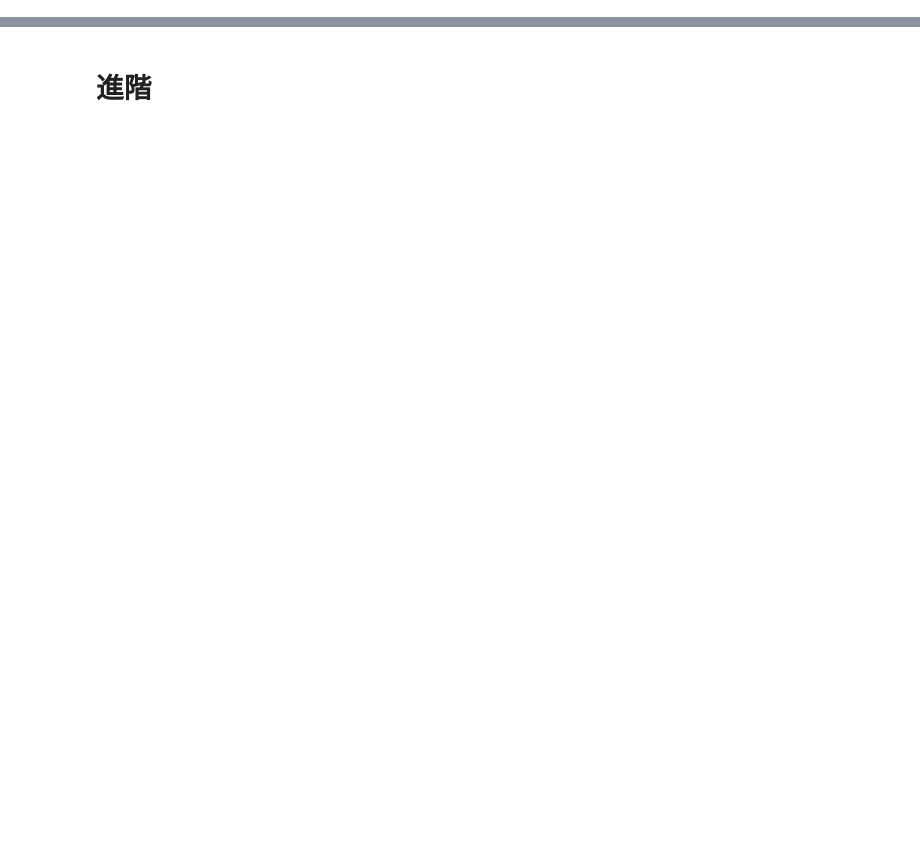
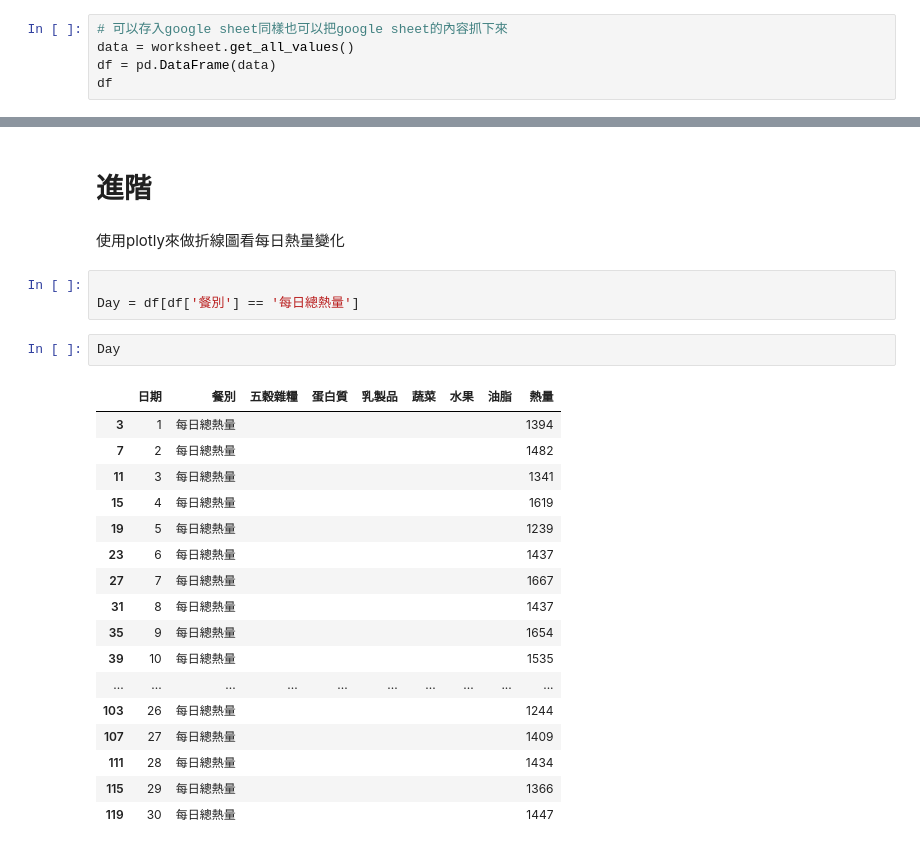
Before and after one commit to Huwalli/PLta, a Jupyter notebook: 讓你永遠吃不胖.ipynb, the cells around one changed output, grey strips where cells are left out. Cells and saved outputs as stored; diff of their text form; blank space fills up the shorter version.

```diff
--- a/讓你永遠吃不胖.ipynb
+++ b/讓你永遠吃不胖.ipynb
@@ -176,3 +167,8 @@ worksheet = gsheets.get_worksheet(0)  # 如果是其他工作表，可以用 get
 
 # 將 DataFrame 寫入 Google Sheets
 set_with_dataframe(worksheet, df)
+# %%
+# 可以存入google sheet同樣也可以把google sheet的內容抓下來
+data = worksheet.get_all_values()
+df = pd.DataFrame(data)
+df
@@ -179,2 +182,27 @@ set_with_dataframe(worksheet, df)
 # %% [markdown]
 # 進階
+# %% [markdown]
+使用plotly來做折線圖看每日熱量變化
+# %%
+
+Day = df[df['餐別'] == '每日總熱量']
+# %%
+Day
+# %% [output]
+|  | 日期 | 餐別 | 五穀雜糧 | 蛋白質 | 乳製品 | 蔬菜 | 水果 | 油脂 | 熱量 |
+| 3 | 1 | 每日總熱量 |  |  |  |  |  |  | 1394 |
+| 7 | 2 | 每日總熱量 |  |  |  |  |  |  | 1482 |
+| 11 | 3 | 每日總熱量 |  |  |  |  |  |  | 1341 |
+| 15 | 4 | 每日總熱量 |  |  |  |  |  |  | 1619 |
+| 19 | 5 | 每日總熱量 |  |  |  |  |  |  | 1239 |
+| 23 | 6 | 每日總熱量 |  |  |  |  |  |  | 1437 |
+| 27 | 7 | 每日總熱量 |  |  |  |  |  |  | 1667 |
+| 31 | 8 | 每日總熱量 |  |  |  |  |  |  | 1437 |
+| 35 | 9 | 每日總熱量 |  |  |  |  |  |  | 1654 |
+| 39 | 10 | 每日總熱量 |  |  |  |  |  |  | 1535 |
+| ... | ... | ... | ... | ... | ... | ... | ... | ... | ... |
+| 103 | 26 | 每日總熱量 |  |  |  |  |  |  | 1244 |
+| 107 | 27 | 每日總熱量 |  |  |  |  |  |  | 1409 |
+| 111 | 28 | 每日總熱量 |  |  |  |  |  |  | 1434 |
+| 115 | 29 | 每日總熱量 |  |  |  |  |  |  | 1366 |
+| 119 | 30 | 每日總熱量 |  |  |  |  |  |  | 1447 |
```
Also changed, not shown: parts of 4 cells of this notebook.
